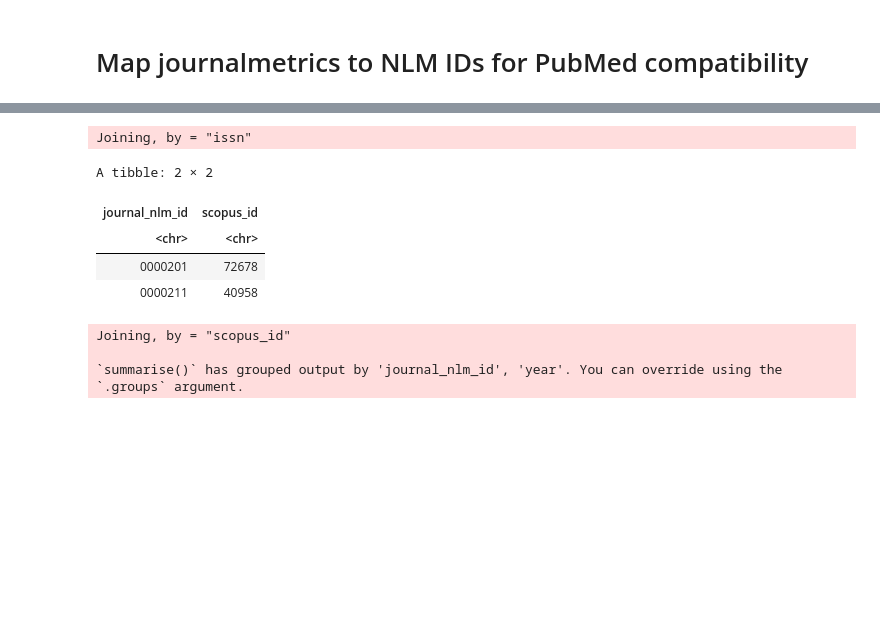
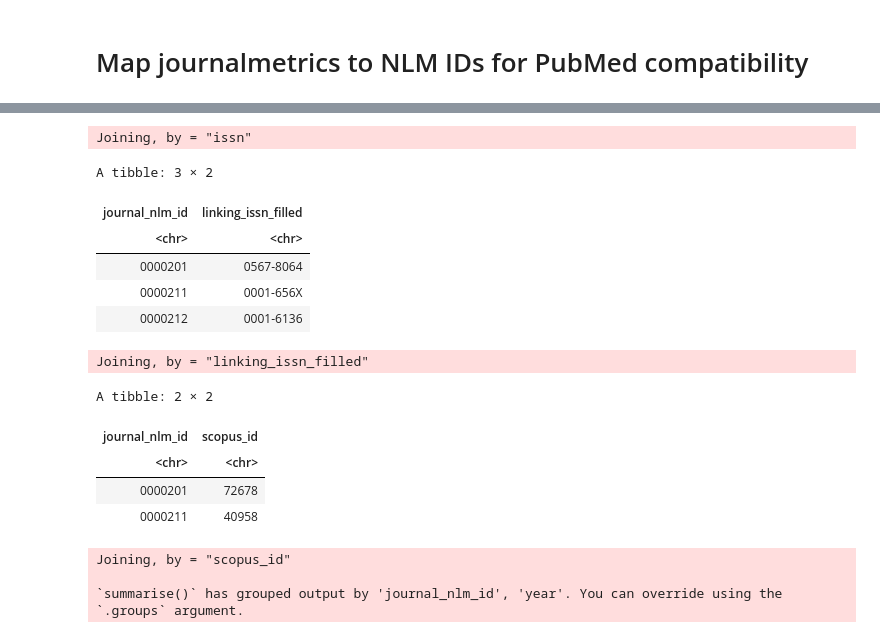
Before and after one commit to dhimmel/scopus, a Jupyter notebook: 3.pubmed.ipynb, the cells around one changed output, grey strips where cells are left out. Saved outputs shown, nothing was run; the diff lists cells and outputs as text; code cells hidden in the pictures; blank space fills up the shorter version.

```diff
--- a/3.pubmed.ipynb
+++ b/3.pubmed.ipynb
@@ -1,2 +1,9 @@
 # %% [markdown]
 # Map journalmetrics to NLM IDs for PubMed compatibility
+# %%
+# Read ISSN-L mapping
+col_types = list(ISSN = readr::col_character(), `ISSN-L` = readr::col_character())
+issnl_df = file.path('download', '20210912.ISSN-to-ISSN-L.txt.gz') |>
+  readr::read_tsv() |>
+  dplyr::rename("issn"="ISSN", "linking_issn"="ISSN-L")
+head(issnl_df, 2)
@@ -37,13 +57,29 @@ A tibble: 2 × 7
 | <dbl> | <chr> | <chr> | <chr> | <chr> | <chr> | <chr> |
 | 198 | Acta radiologica: therapy, physic... | 0000201 | Acta Radiol Ther Phys Biol | Acta Radiol Ther Phys Biol | 0567-8064 | NA |
 | 159 | Acta paediatrica Scandinavica | 0000211 | Acta Paediatr Scand | Acta Paediatr Scand | 0001-656X | NA |
+# %%
+nlm_issn_map = journal_df |>
+  tidyr::gather(key = 'issn_type', value = 'issn', `ISSN (Print)`, `ISSN (Online)`) |>
+  dplyr::distinct() |>
+  dplyr::transmute(journal_nlm_id = NlmId, issn) |>
+  dplyr::left_join(issnl_df) |>
+  # linking_issn_filled: if an ISSN for an NLM Journal does not have an ISSN-L, just use the unrecognized ISSN
+  dplyr::mutate(linking_issn_filled=dplyr::coalesce(linking_issn, issn)) |>
+  dplyr::select(journal_nlm_id, linking_issn_filled) |>
+  tidyr::drop_na() |>
+  dplyr::distinct()
+head(nlm_issn_map, 3)
+# %% [output]
+Joining, by = "issn"
+A tibble: 3 × 2
+| journal_nlm_id | linking_issn_filled |
+| <chr> | <chr> |
+| 0000201 | 0567-8064 |
+| 0000211 | 0001-656X |
+| 0000212 | 0001-6136 |
 # %%
 # Create a pubmed-scopus mapping
-pubmed_map_df = journal_df |>
-  tidyr::gather(key = 'issn_type', value = 'issn', `ISSN (Print)`, `ISSN (Online)`) |>
-  dplyr::distinct() |>
-  dplyr::transmute(journal_nlm_id = NlmId, issn) |>
-  # dplyr::mutate(issn = sub('-', '', issn)) |>
+pubmed_map_df = nlm_issn_map |>
   dplyr::inner_join(issn_df) |>
   dplyr::select(journal_nlm_id, scopus_id) |>
   dplyr::distinct() |>
@@ -54,7 +90,7 @@ pubmed_map_df |>
 
 head(pubmed_map_df, 2)
 # %% [output]
-Joining, by = "issn"
+Joining, by = "linking_issn_filled"
 A tibble: 2 × 2
 | journal_nlm_id | scopus_id |
 | <chr> | <chr> |
```
Also changed, not shown: parts of 2 cells of this notebook, 6 other files.
